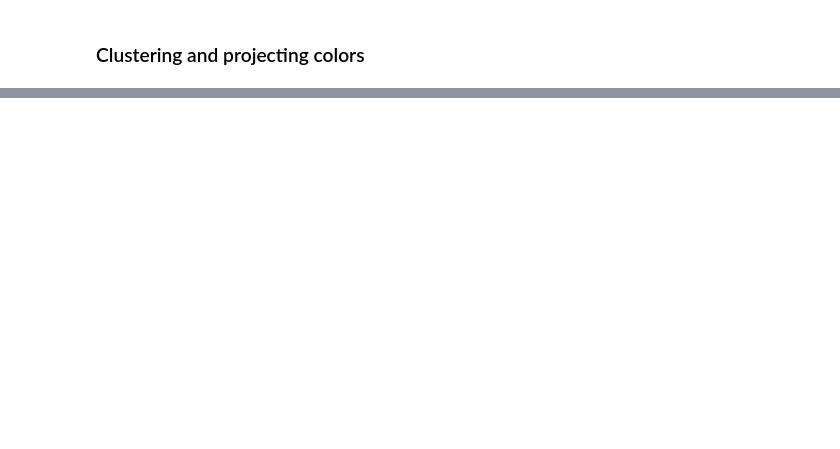
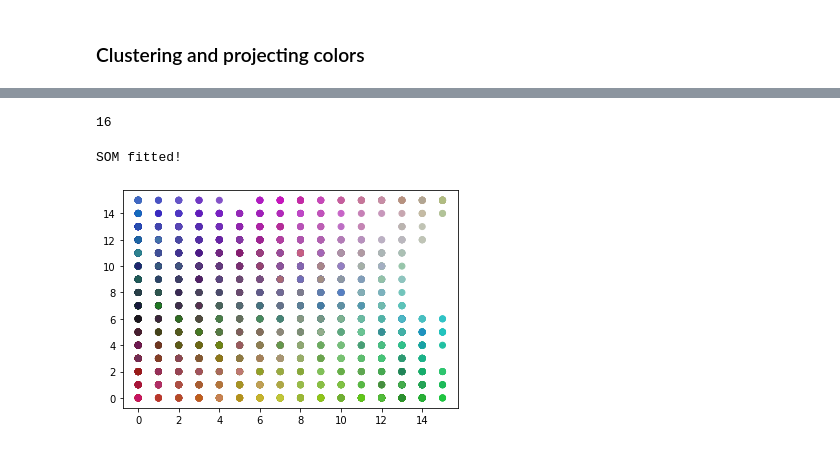
Before and after one commit to jazoza/mad, a Jupyter notebook: 01_MAD_intro_python_SOM.ipynb, the cells around one changed output, grey strips where cells are left out. Cells and saved outputs as stored; diff of their text form; code cells hidden in the pictures; blank space fills up the shorter version.

```diff
--- a/01_MAD_intro_python_SOM.ipynb
+++ b/01_MAD_intro_python_SOM.ipynb
@@ -27,0 +280,37 @@ import susi
+# %%
+# 5 * sqrt(number of training samples)
+grid = math.ceil(5 * math.sqrt(3000))
+grid = math.floor(math.sqrt(grid))
+print(grid)
+
+# this returns "ideal" grid size
+# maybe is a parameter that students can play around as well
+# %% [output]
+16
+# %%
+# @title Unsupervised Learning
+som = susi.SOMClustering(
+    n_rows=grid,
+    n_columns=grid
+)
+som.fit(train_data)
+print("SOM fitted!")
+# %% [output]
+SOM fitted!
+# %%
+# @title Project Data
+test_data = rand.randint(20, 200, (3000, 3))
+result = som.transform(test_data)
+# %%
+result = som.transform(train_data)
+# %%
+X = [x[0] for x in result]
+Y = [x[1] for x in result]
+C = test_data
+fig = plt.figure()
+ax = fig.add_subplot(111)
+
+ax.scatter(X, Y, c = C/255.0)
+plt.show()
+# %% [output]
+[figure, added]
```
Also changed, not shown: parts of 56 cells of this notebook.
